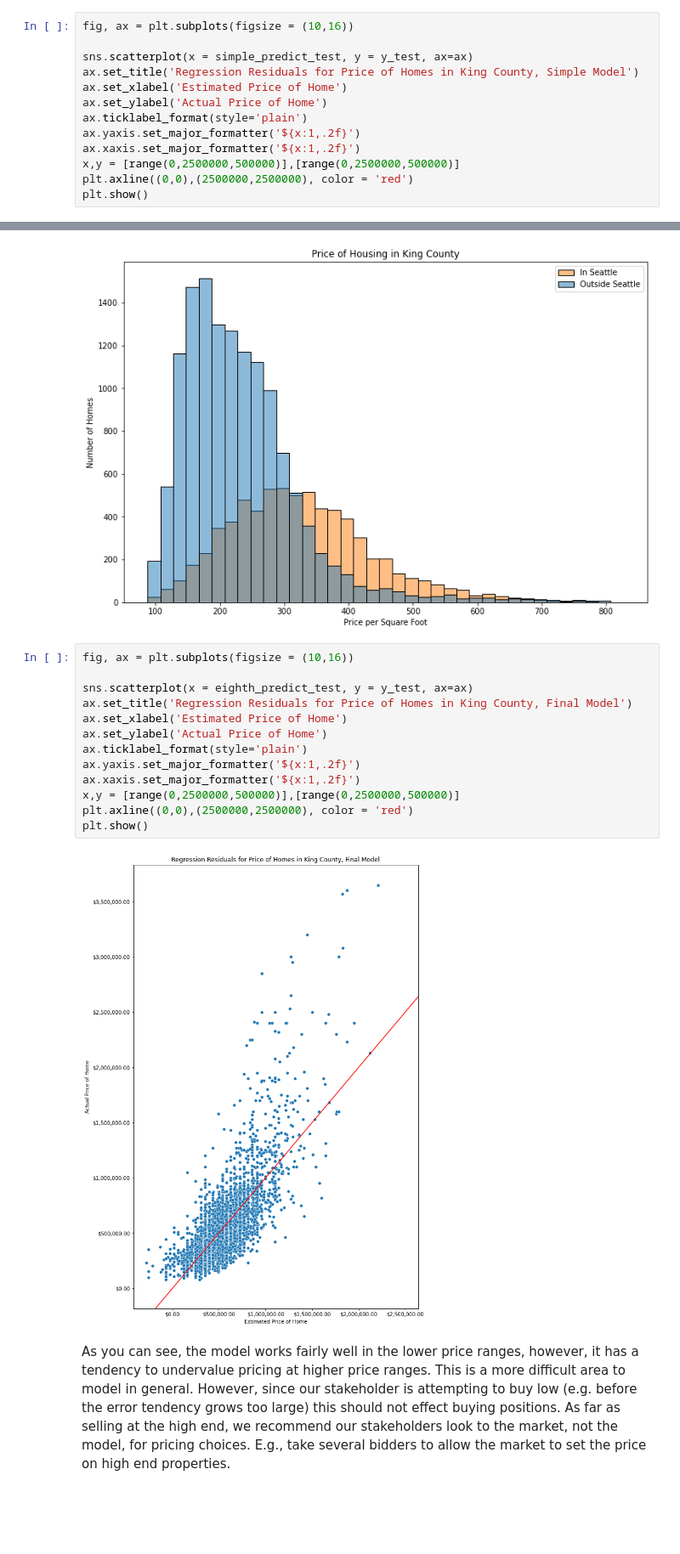
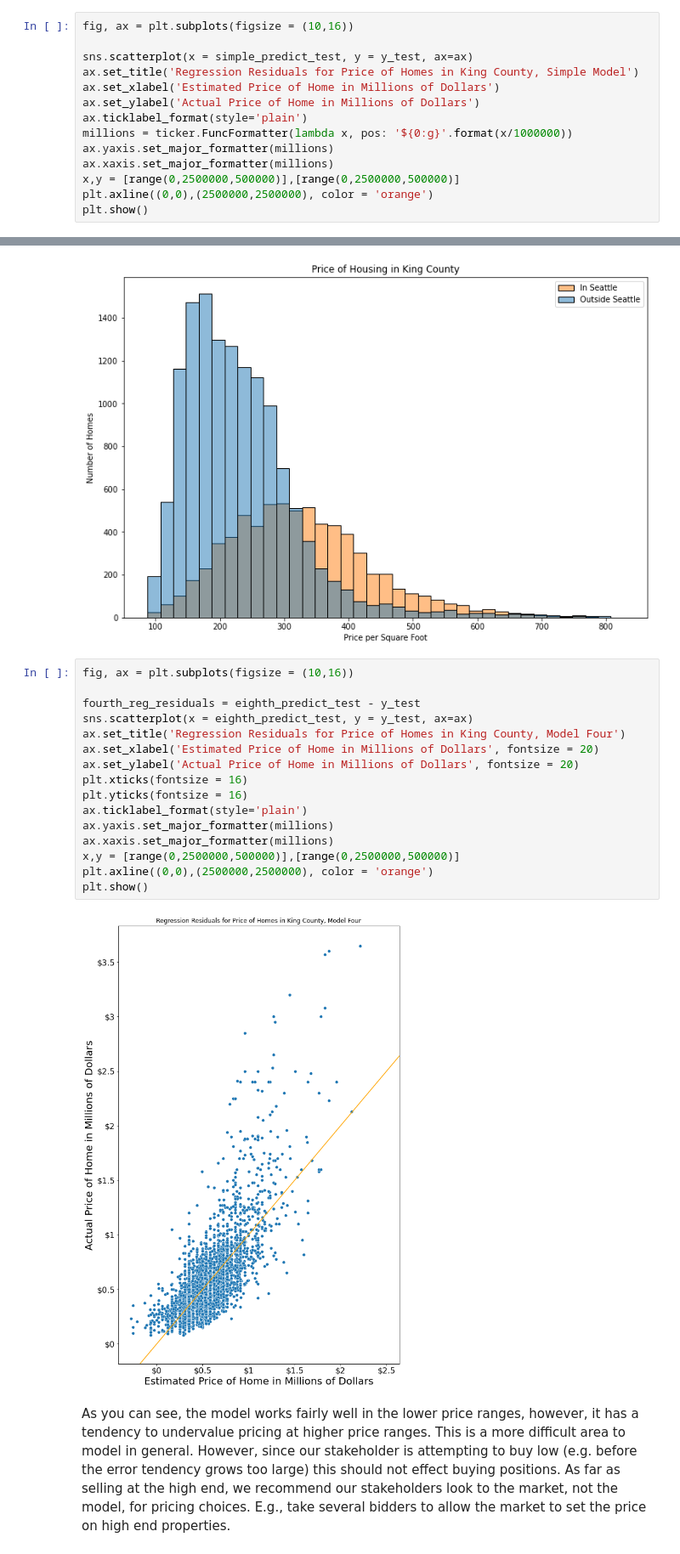
Before and after one commit to JulianWard147/phase_2_group_4, a Jupyter notebook: Main_notebook.ipynb, the cells around one changed output, grey strips where cells are left out. Shown: that part at 85% size. Saved outputs shown, nothing was run; the diff lists cells and outputs as text; blank space fills up the shorter version.

```diff
--- a/Main_notebook.ipynb
+++ b/Main_notebook.ipynb
@@ -331,12 +317,13 @@ fig, ax = plt.subplots(figsize = (10,16))
 
 sns.scatterplot(x = simple_predict_test, y = y_test, ax=ax)
 ax.set_title('Regression Residuals for Price of Homes in King County, Simple Model')
-ax.set_xlabel('Estimated Price of Home')
-ax.set_ylabel('Actual Price of Home')
+ax.set_xlabel('Estimated Price of Home in Millions of Dollars')
+ax.set_ylabel('Actual Price of Home in Millions of Dollars')
 ax.ticklabel_format(style='plain')
-ax.yaxis.set_major_formatter('${x:1,.2f}')
-ax.xaxis.set_major_formatter('${x:1,.2f}')
+millions = ticker.FuncFormatter(lambda x, pos: '${0:g}'.format(x/1000000))
+ax.yaxis.set_major_formatter(millions)
+ax.xaxis.set_major_formatter(millions)
 x,y = [range(0,2500000,500000)],[range(0,2500000,500000)]
-plt.axline((0,0),(2500000,2500000), color = 'red')
+plt.axline((0,0),(2500000,2500000), color = 'orange')
 plt.show()
 # %% [output]
@@ -769,18 +764,21 @@ ax.legend(['In Seattle','Outside Seattle']);
 # %%
 fig, ax = plt.subplots(figsize = (10,16))
 
+fourth_reg_residuals = eighth_predict_test - y_test
 sns.scatterplot(x = eighth_predict_test, y = y_test, ax=ax)
-ax.set_title('Regression Residuals for Price of Homes in King County, Final Model')
-ax.set_xlabel('Estimated Price of Home')
-ax.set_ylabel('Actual Price of Home')
+ax.set_title('Regression Residuals for Price of Homes in King County, Model Four')
+ax.set_xlabel('Estimated Price of Home in Millions of Dollars', fontsize = 20)
+ax.set_ylabel('Actual Price of Home in Millions of Dollars', fontsize = 20)
+plt.xticks(fontsize = 16)
+plt.yticks(fontsize = 16)
 ax.ticklabel_format(style='plain')
-ax.yaxis.set_major_formatter('${x:1,.2f}')
-ax.xaxis.set_major_formatter('${x:1,.2f}')
+ax.yaxis.set_major_formatter(millions)
+ax.xaxis.set_major_formatter(millions)
 x,y = [range(0,2500000,500000)],[range(0,2500000,500000)]
-plt.axline((0,0),(2500000,2500000), color = 'red')
+plt.axline((0,0),(2500000,2500000), color = 'orange')
 plt.show()
 # %% [output]
-[figure, old version]
+[figure, new version]
 # %% [markdown]
 As you can see, the model works fairly well in the lower price ranges, however, it has a tendency to undervalue pricing at higher price ranges. This is a more difficult area to model in general. However, since our stakeholder is attempting to buy low (e.g. before the error tendency grows too large) this should not effect buying positions. As far as selling at the high end, we recommend our stakeholders look to the market, not the model, for pricing choices. E.g., take several bidders to allow the market to set the price on high end properties.
 # %%
```
Also changed, not shown: parts of 16 cells of this notebook.
